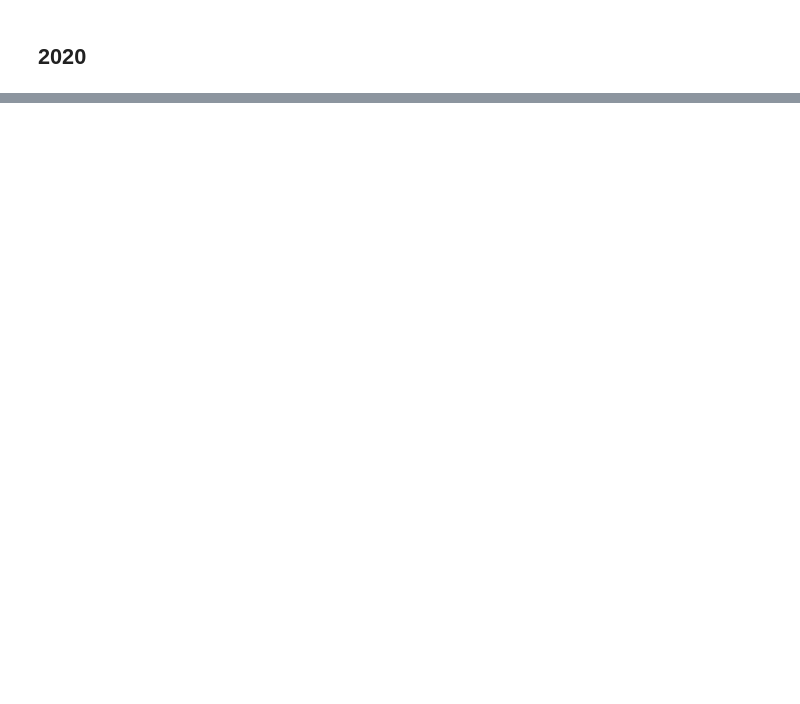
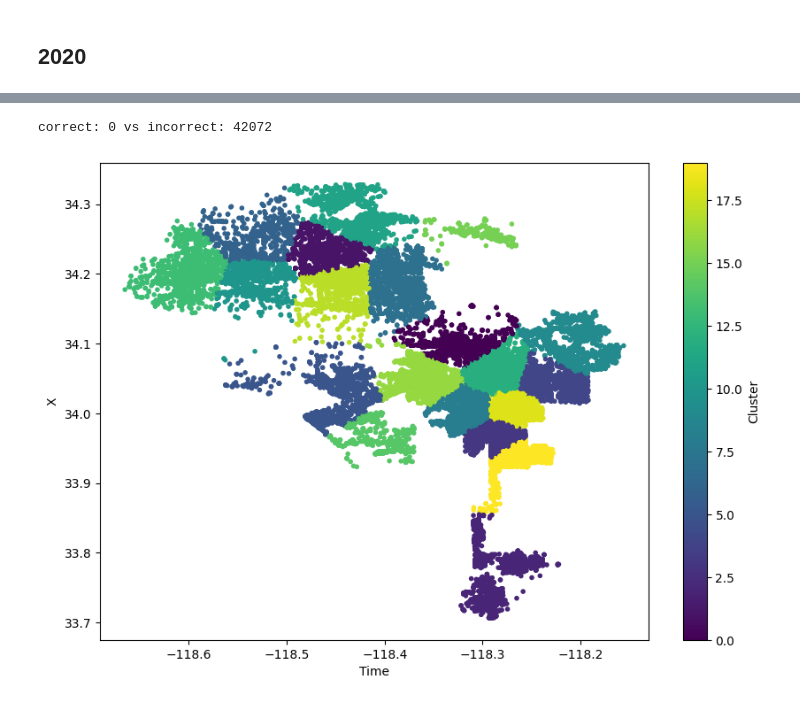
Before and after one commit to 0gwiazda/eksploracja-danych-projekt, a Jupyter notebook: CrimeDataSet_TypicalAndKmeans.ipynb, the cells around one changed output, grey strips where cells are left out. Drawn from its saved outputs; the diff is of its cells as text; code cells hidden in the pictures; blank space fills up the shorter version.

```diff
--- a/CrimeDataSet_TypicalAndKmeans.ipynb
+++ b/CrimeDataSet_TypicalAndKmeans.ipynb
@@ -475,0 +622,13 @@ def calculate_kmeans(clean, n_cliusters):
+# %%
+test_row = all_data[2020]["cleans"]["Abuse"]
+
+def check_clusters(clean, data_df_clusters):
+    data_df_clusters['correct'] = np.full(len(data_df_clusters), False)
+
+    for (idx_clean, row_clean), (idx_data, row_data) in zip(clean.iterrows(), data_df_clusters.iterrows()):
+        row_data['correct'] = row_clean['AREA'] == row_data['clusters']
+
+    return data_df_clusters
+# %%
+data_df, centers = calculate_kmeans_2D(all_data[2020]["cleans"]["Abuse"], 20)
+display(data_df)
@@ -475,0 +662,19 @@ def calculate_kmeans(clean, n_cliusters):
+# %%
+data_df = check_clusters(test_row, data_df)
+# %%
+print(f'correct: {len(data_df[data_df["correct"] == True])} vs incorrect: {len(data_df[data_df["correct"] == False])}')
+# %% [output]
+correct: 0 vs incorrect: 42072
+# %%
+fig = plt.figure(figsize=(10, 7))
+
+ax = fig.add_subplot(111)
+scatter = ax.scatter(data_df['LON'], data_df['LAT'], c=data_df['clusters'], cmap='viridis', marker='.')
+
+# Add labels and color bar
+ax.set_xlabel('Time')
+ax.set_ylabel('X')
+plt.colorbar(scatter, ax=ax, label='Cluster')
+plt.show()
+# %% [output]
+[figure, added]
```
Also changed, not shown: parts of 16 cells of this notebook.
